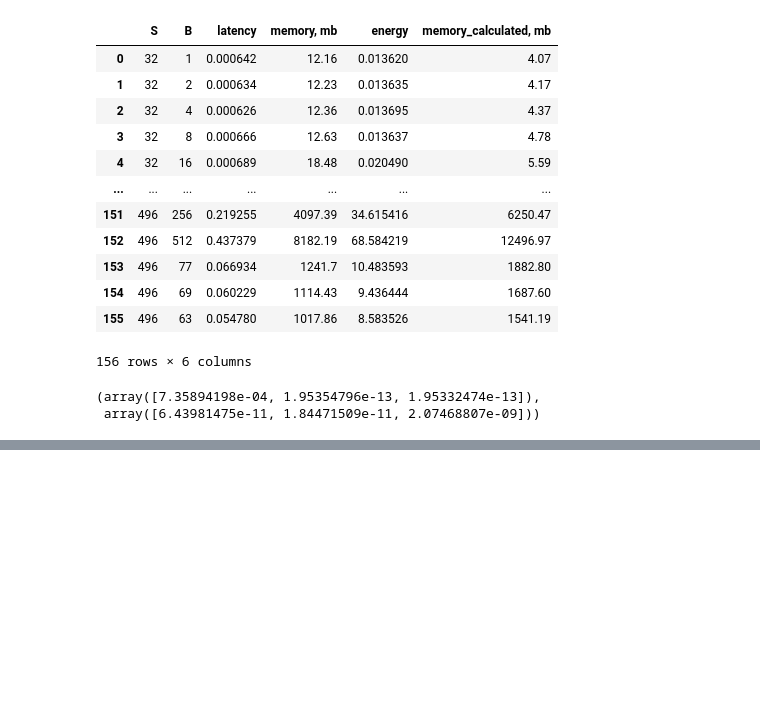
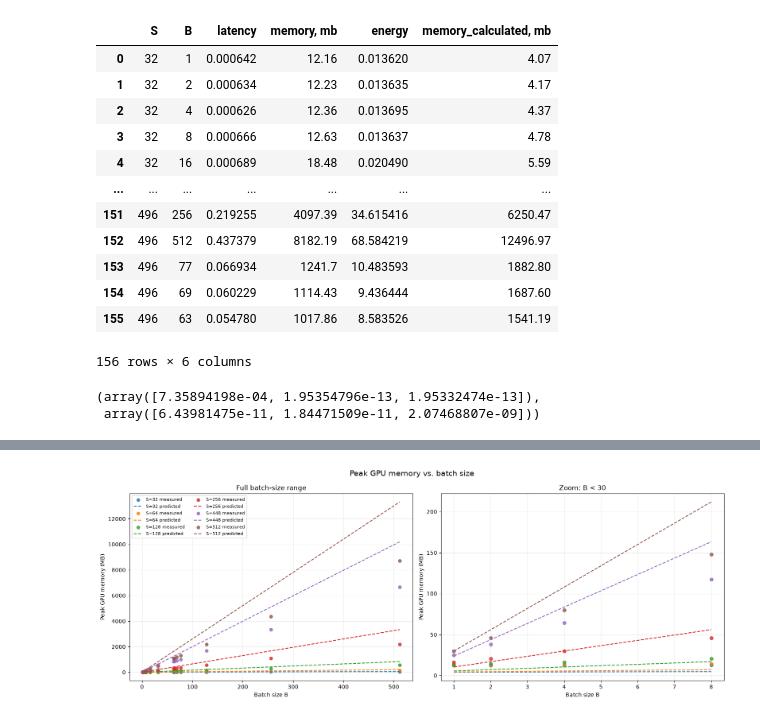
Before and after one commit to tatyana-kutkina/Efficient-Models_ITMO, a Jupyter notebook: graphs.ipynb, the cells around one changed output, grey strips where cells are left out. Drawn from its saved outputs; the diff is of its cells as text; code cells hidden in the pictures; blank space fills up the shorter version.

```diff
--- a/graphs.ipynb
+++ b/graphs.ipynb
@@ -256,0 +319,11 @@ plt.show()
+# %%
+plot_vs_batch(
+    df=df,
+    measured_column="memory, mb",
+    predicted_column="memory_calculated, mb",
+    ylabel="Peak GPU memory (MB)",
+    title="Peak GPU memory vs. batch size",
+    filename="memory_vs_batch.png",
+)
+# %% [output]
+[figure, added]
```
Also changed, not shown: parts of 23 cells of this notebook.
